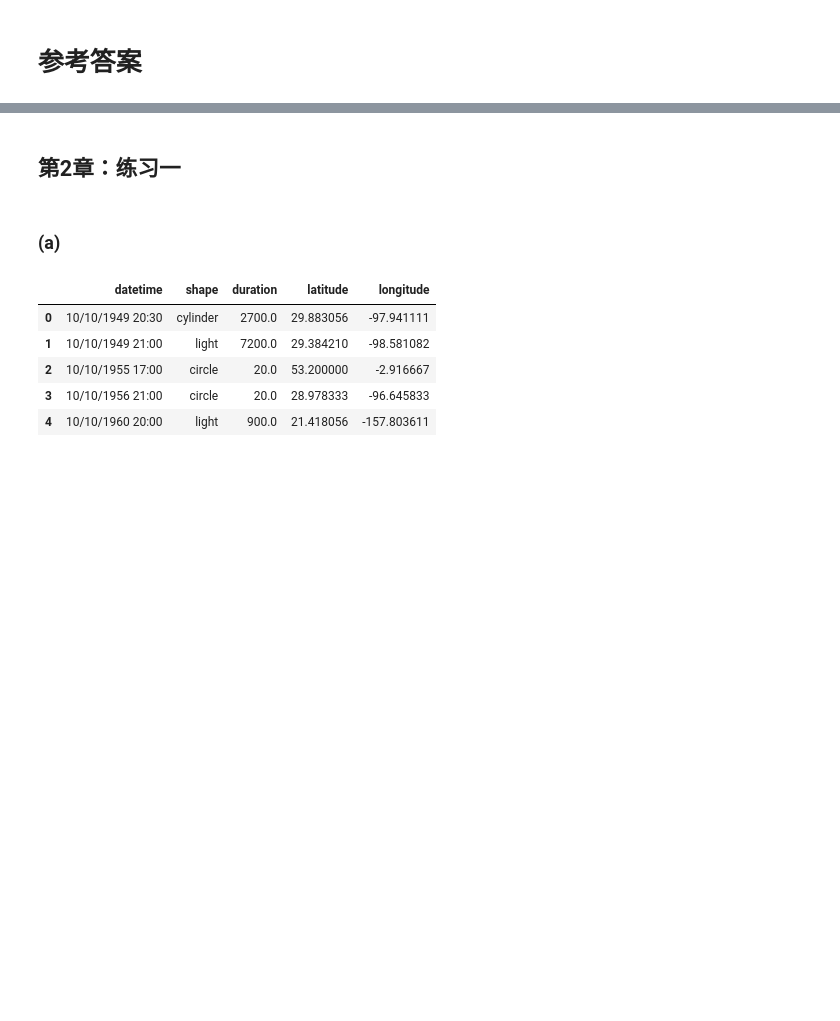
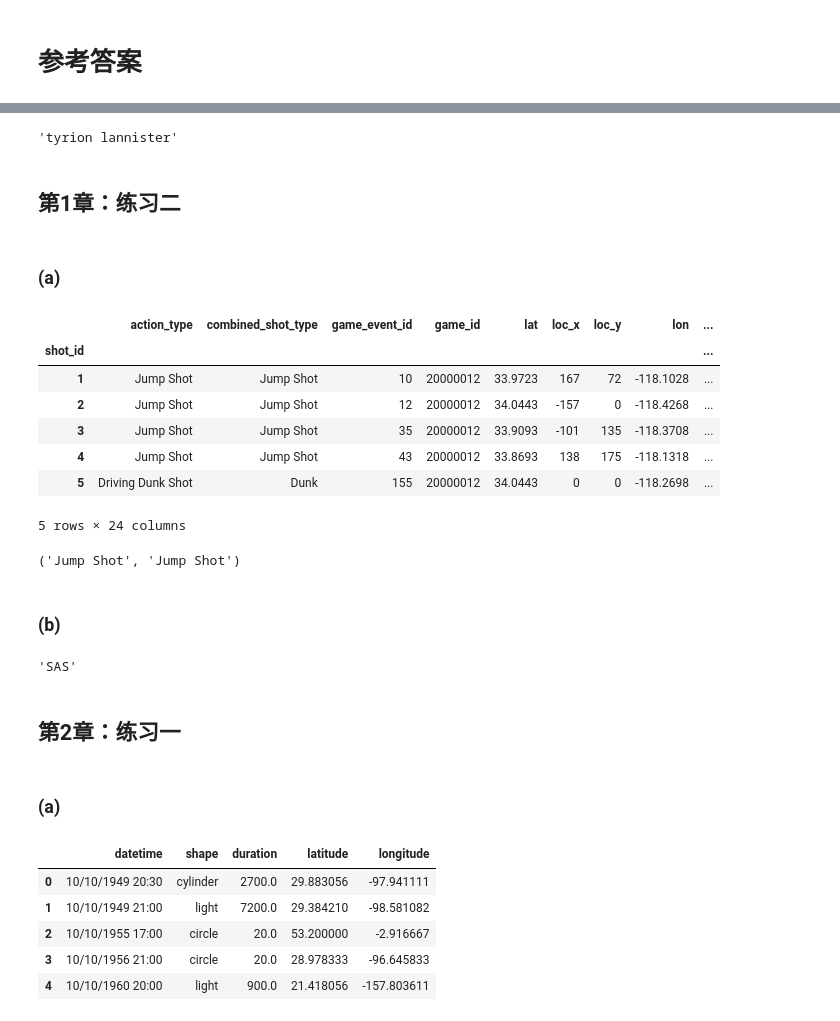
Before and after one commit to datawhalechina/joyful-pandas, a Jupyter notebook: 参考答案.ipynb, the cells around one changed output, grey strips where cells are left out. Drawn from its saved outputs; the diff is of its cells as text; code cells hidden in the pictures; blank space fills up the shorter version.

```diff
--- a/参考答案.ipynb
+++ b/参考答案.ipynb
@@ -6,3 +41,44 @@ import numpy as np
+# %%
+L_count = []
+N_words = list(zip(df_words['Name'],df_words['Words']))
+for i in N_words:
+    if i == N_words[0]:
+        L_count.append(i[1])
+        last = i[0]
+    else:
+        L_count.append(L_count[-1]+i[1] if i[0]==last else i[1])
+        last = i[0]
+df_words['Count']=L_count
+df_words['Name'][df_words['Count'].idxmax()]
+# %% [output]
+'tyrion lannister'
+# %% [markdown]
+## 第1章：练习二
+# %% [markdown]
+### (a)
+# %%
+df = pd.read_csv('data/Kobe_data.csv',index_col='shot_id')
+df.head()
+# %% [output]
+|  | action_type | combined_shot_type | game_event_id | game_id | lat | loc_x | loc_y | lon | ... |
+| shot_id |  |  |  |  |  |  |  |  | ... |
+| 1 | Jump Shot | Jump Shot | 10 | 20000012 | 33.9723 | 167 | 72 | -118.1028 | ... |
+| 2 | Jump Shot | Jump Shot | 12 | 20000012 | 34.0443 | -157 | 0 | -118.4268 | ... |
+| 3 | Jump Shot | Jump Shot | 35 | 20000012 | 33.9093 | -101 | 135 | -118.3708 | ... |
+| 4 | Jump Shot | Jump Shot | 43 | 20000012 | 33.8693 | 138 | 175 | -118.1318 | ... |
+| 5 | Driving Dunk Shot | Dunk | 155 | 20000012 | 34.0443 | 0 | 0 | -118.2698 | ... |
+5 rows × 24 columns
+# %%
+pd.Series(list(zip(df['action_type'],df['combined_shot_type']))).value_counts().index[0]
+# %% [output]
+('Jump Shot', 'Jump Shot')
+# %% [markdown]
+### (b)
+# %%
+pd.Series(list(list(zip(*(pd.Series(list(zip(df['game_id'],df['opponent'])))
+                          .unique()).tolist()))[1])).value_counts().index[0]
+# %% [output]
+'SAS'
 # %% [markdown]
 ## 第2章：练习一
 # %% [markdown]
```
Also changed, not shown: parts of 52 cells of this notebook, 21 other files.
